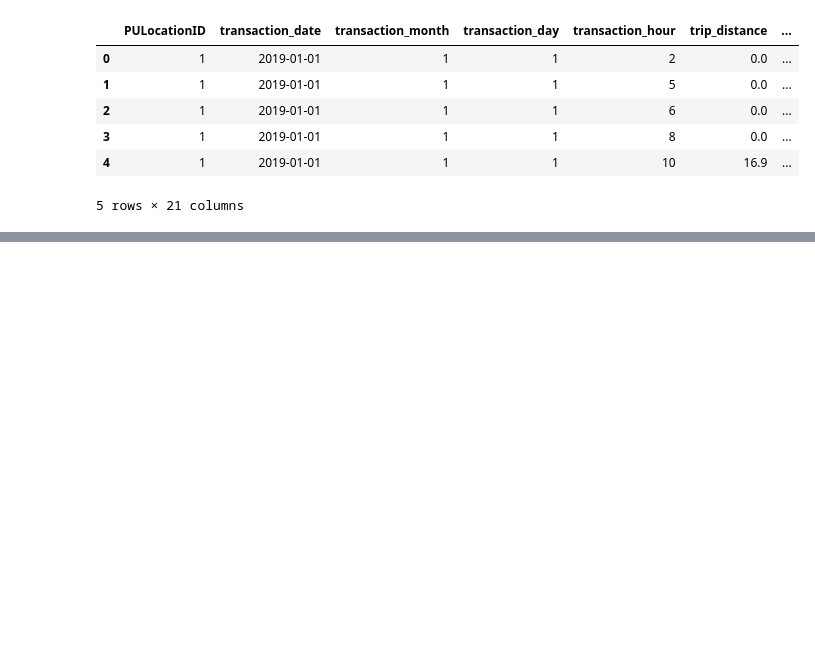
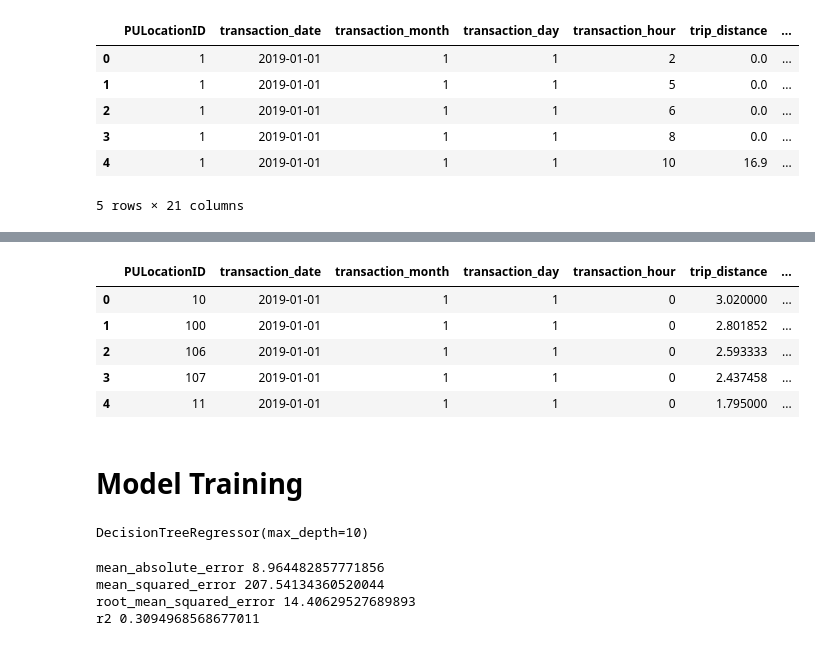
Before and after one commit to chitresh99/New-York-Taxi-Analysis, a Jupyter notebook: newyorktaxianalysis.ipynb, the cells around one changed output, grey strips where cells are left out. Drawn from its saved outputs; the diff is of its cells as text; code cells hidden in the pictures; blank space fills up the shorter version.

Commit message:
Rebuilding the model

```diff
--- a/newyorktaxianalysis.ipynb
+++ b/newyorktaxianalysis.ipynb
@@ -792,3 +792,5 @@ nyc_taxi_with_weather.head()
 | 3 | 1 | 2019-01-01 | 1 | 1 | 8 | 0.0 | ... |
 | 4 | 1 | 2019-01-01 | 1 | 1 | 10 | 16.9 | ... |
 5 rows × 21 columns
+# %%
+nyc_taxi_with_weather = nyc_taxi_with_weather.drop(['date and time','hour','month','day'], axis=1)
@@ -814 +826,10 @@ day                        65823
 dtype: int64
+# %%
+nyc_taxi_with_weather = nyc_taxi_with_weather.sort_values(['transaction_date','transaction_hour']).reset_index().drop('index',axis=1)
+# %%
+import pandas as pd
+
+nyc_taxi_with_weather = nyc_taxi_with_weather.interpolate()
+# Backfill remaining missing values
+nyc_taxi_with_weather = nyc_taxi_with_weather.fillna(method='bfill')
+nyc_taxi_with_weather.isna().sum()
@@ -814,0 +855,11 @@ dtype: int64
+# %%
+nyc_taxi_with_weather.head()
+# %% [output]
+|  | PULocationID | transaction_date | transaction_month | transaction_day | transaction_hour | trip_distance | ... |
+| 0 | 10 | 2019-01-01 | 1 | 1 | 0 | 3.020000 | ... |
+| 1 | 100 | 2019-01-01 | 1 | 1 | 0 | 2.801852 | ... |
+| 2 | 106 | 2019-01-01 | 1 | 1 | 0 | 2.593333 | ... |
+| 3 | 107 | 2019-01-01 | 1 | 1 | 0 | 2.437458 | ... |
+| 4 | 11 | 2019-01-01 | 1 | 1 | 0 | 1.795000 | ... |
+# %% [markdown]
+# Model Training
@@ -814,0 +884,26 @@ dtype: int64
+# %%
+from sklearn.tree import DecisionTreeRegressor
+
+decision_tree = DecisionTreeRegressor(max_depth=10)
+decision_tree.fit(X_train, y_train)
+# %% [output]
+DecisionTreeRegressor(max_depth=10)
+# %%
+model_at_hand = decision_tree
+
+y_pred = model_at_hand.predict(X_test)
+
+from sklearn.metrics import mean_absolute_error
+from sklearn.metrics import mean_squared_error
+from sklearn.metrics import r2_score
+from math import sqrt
+
+print('mean_absolute_error', mean_absolute_error(y_test, y_pred))
+print('mean_squared_error', mean_squared_error(y_test, y_pred))
+print('root_mean_squared_error', sqrt(mean_squared_error(y_test, y_pred)))
+print('r2', r2_score(y_test, y_pred))
+# %% [output]
+mean_absolute_error 8.964482857771856
+mean_squared_error 207.54134360520044
+root_mean_squared_error 14.40629527689893
+r2 0.3094968568677011
```
Also changed, not shown: parts of 25 cells of this notebook.
